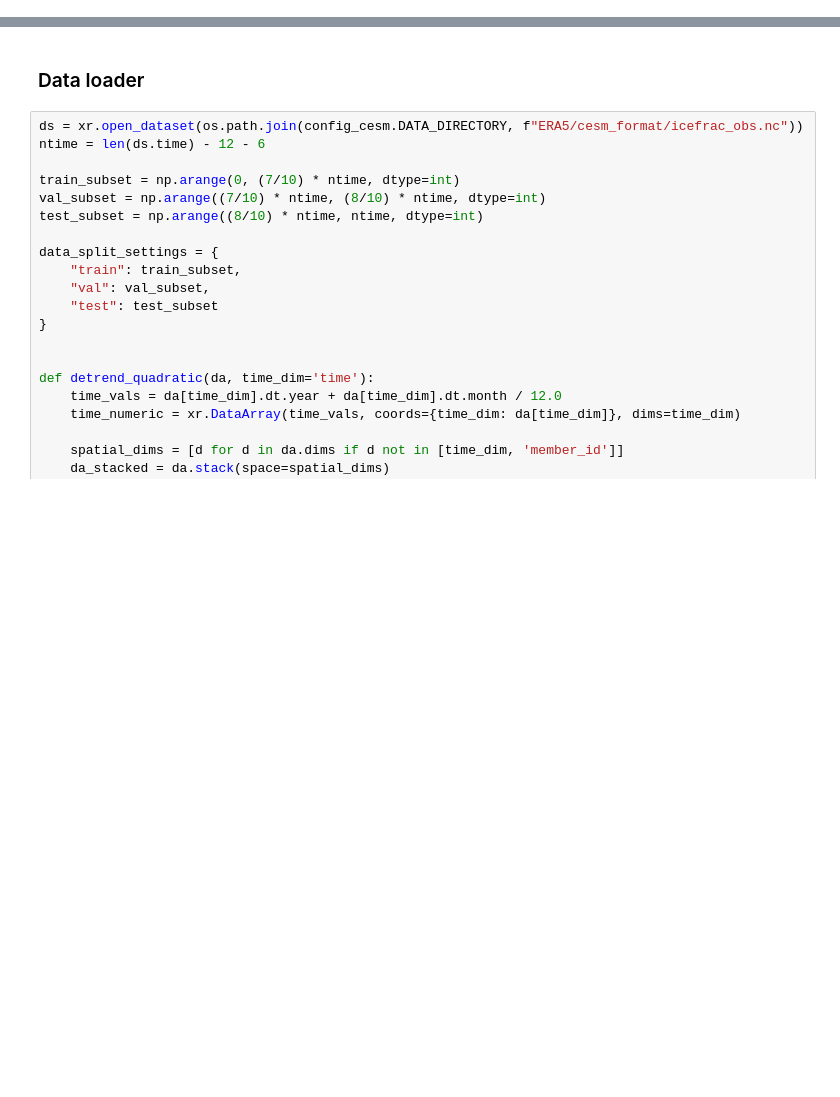
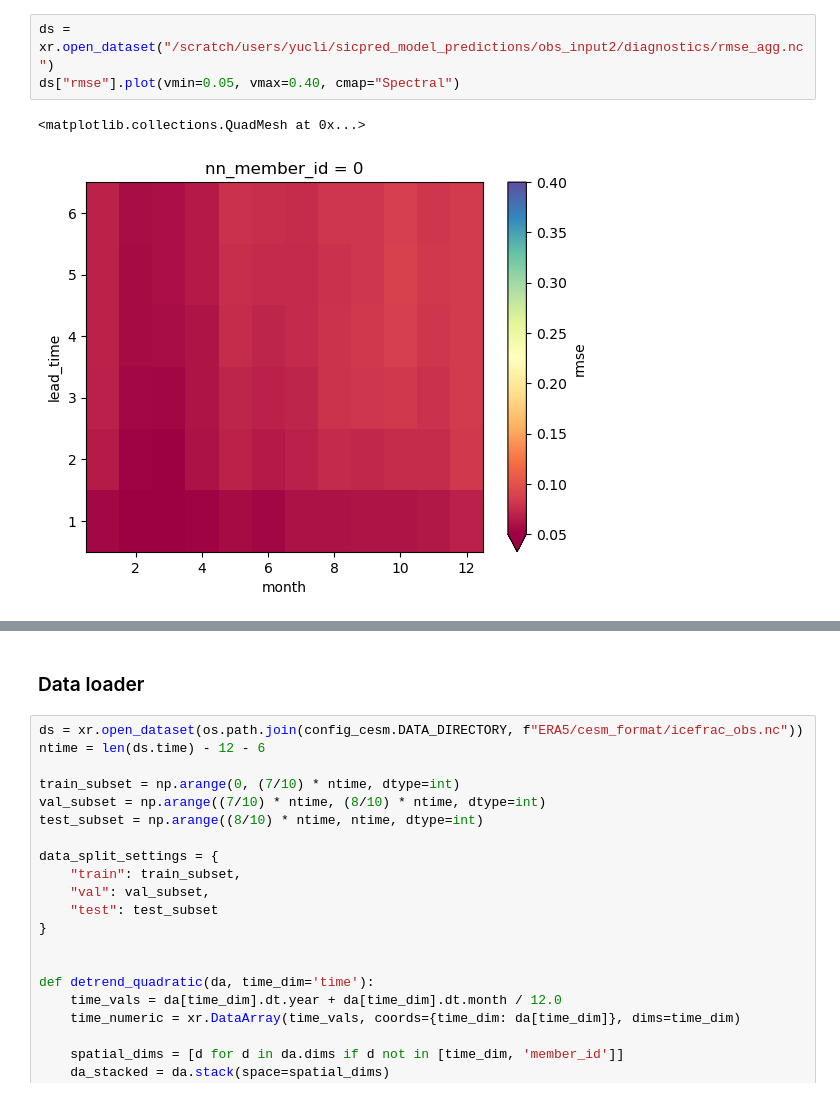
Before and after one commit to ychnli/sicpred, a Jupyter notebook: finetune.ipynb, the cells around one changed output, grey strips where cells are left out. Drawn from its saved outputs; the diff is of its cells as text; blank space fills up the shorter version.

```diff
--- a/finetune.ipynb
+++ b/finetune.ipynb
@@ -108,0 +26,6 @@ for var_name in ["temp", "psl", "icefrac", "geopotential"]:
+# %%
+ds = xr.open_dataset("/scratch/users/yucli/sicpred_model_predictions/obs_input2/diagnostics/rmse_agg.nc")
+ds["rmse"].plot(vmin=0.05, vmax=0.40, cmap="Spectral")
+# %% [output]
+<matplotlib.collections.QuadMesh at 0x...>
+[figure, added]
```
Also changed, not shown: parts of 10 cells of this notebook, 40 other files.
